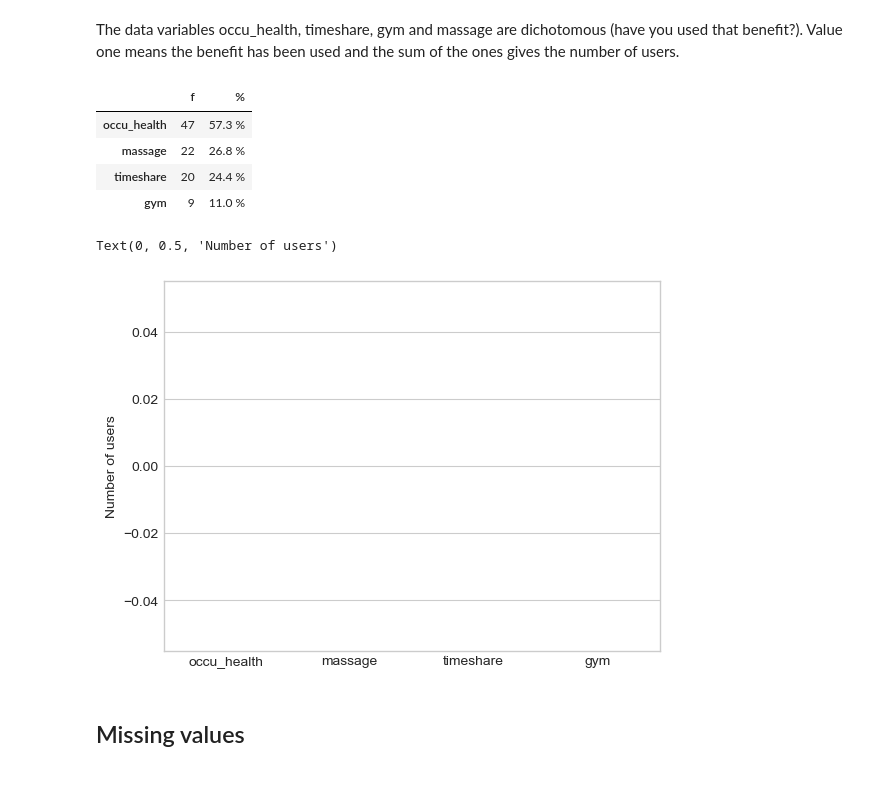
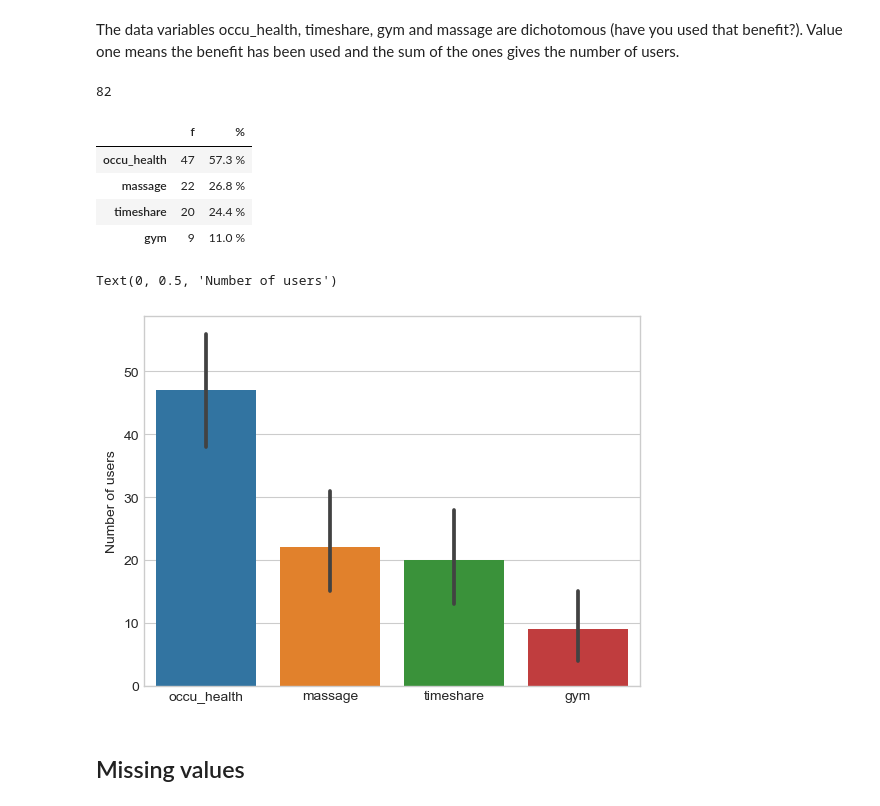
Before and after one commit to juhanurmonen/data-analytics-basics-descriptive-analytics, a Jupyter notebook: Descriptive_analytics_Best_practices.ipynb, the cells around one changed output. Cells and saved outputs as stored; diff of their text form; code cells hidden in the pictures.

```diff
--- a/Descriptive_analytics_Best_practices.ipynb
+++ b/Descriptive_analytics_Best_practices.ipynb
@@ -108,6 +108,12 @@ plt.grid(axis='x')
 ## Frequencies for dichotomic (dummy) variables
 # %% [markdown]
 The data variables occu_health, timeshare, gym and massage are dichotomous (have you used that benefit?). Value one means the benefit has been used and the sum of the ones gives the number of users.
+# %%
+## By the way, notice that
+
+df.shape[0]
+# %% [output]
+82
 # %%
 dichotomy = ['occu_health', 'timeshare', 'gym', 'massage']
 
@@ -129,20 +135,24 @@ df2.style.format(format)
 | timeshare | 20 | 24.4 % |
 | gym | 9 | 11.0 % |
 # %%
+### Empty values have sometimes caused problems. So, we define.
+
+df0 = df.fillna(0)
+
 ### Create a list of variables in order of frequency
 
-list = df[dichotomy].sum().sort_values(ascending=False).index
+list = df0[dichotomy].sum().sort_values(ascending=False).index
 
 ### Seaborn charts are made directly from the original data, so the table of the previous cell is not needed
 
-sns.barplot(data=df[list], estimator=sum)
+sns.barplot(data=df0[list], estimator=sum)
 
 ### The axis y label
 
 plt.ylabel('Number of users')
 # %% [output]
 Text(0, 0.5, 'Number of users')
-[figure, old version]
+[figure, new version]
 # %% [markdown]
 ## Missing values
 # %% [markdown]
```
Also changed, not shown: parts of 2 cells of this notebook.
